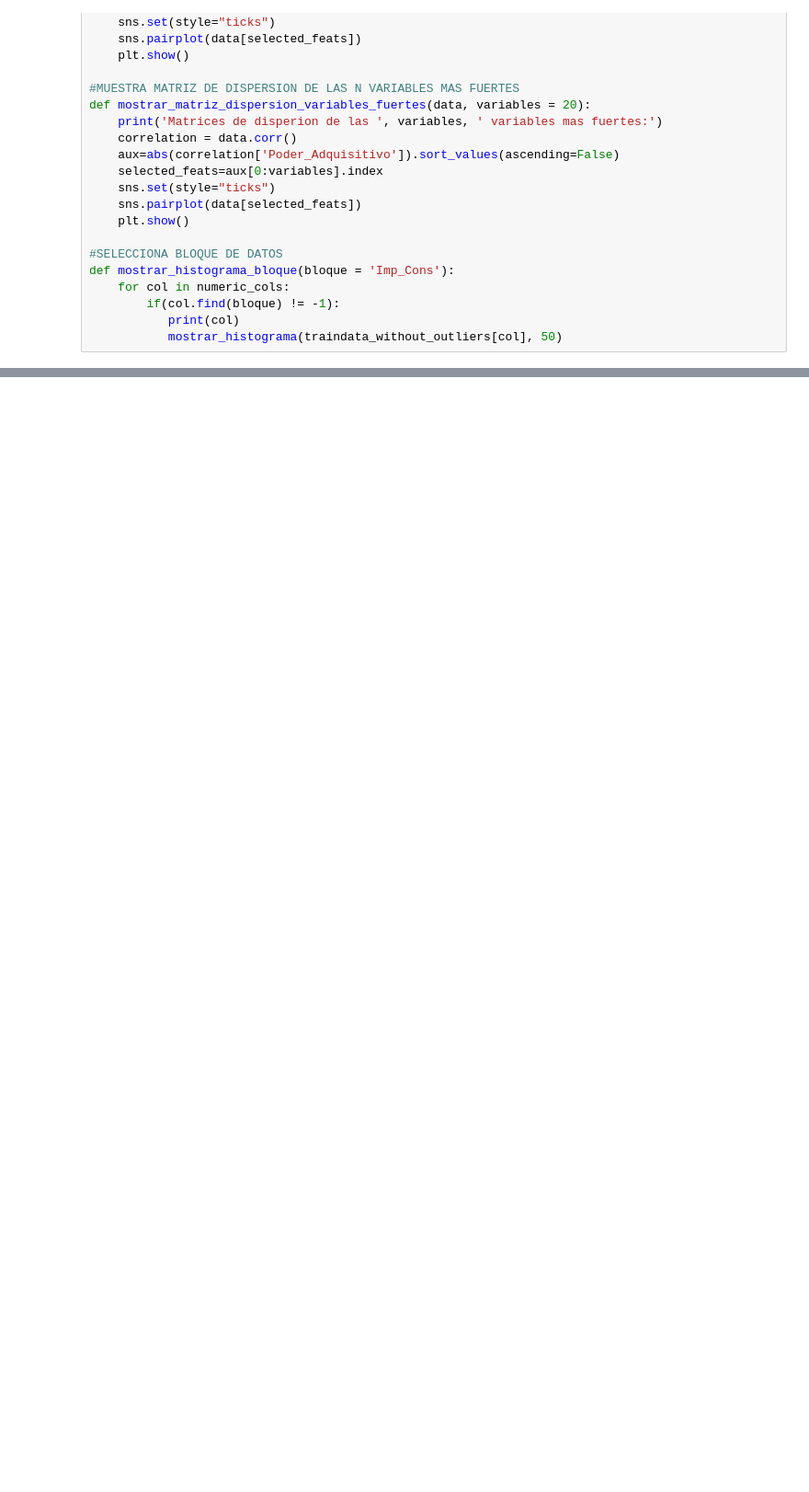
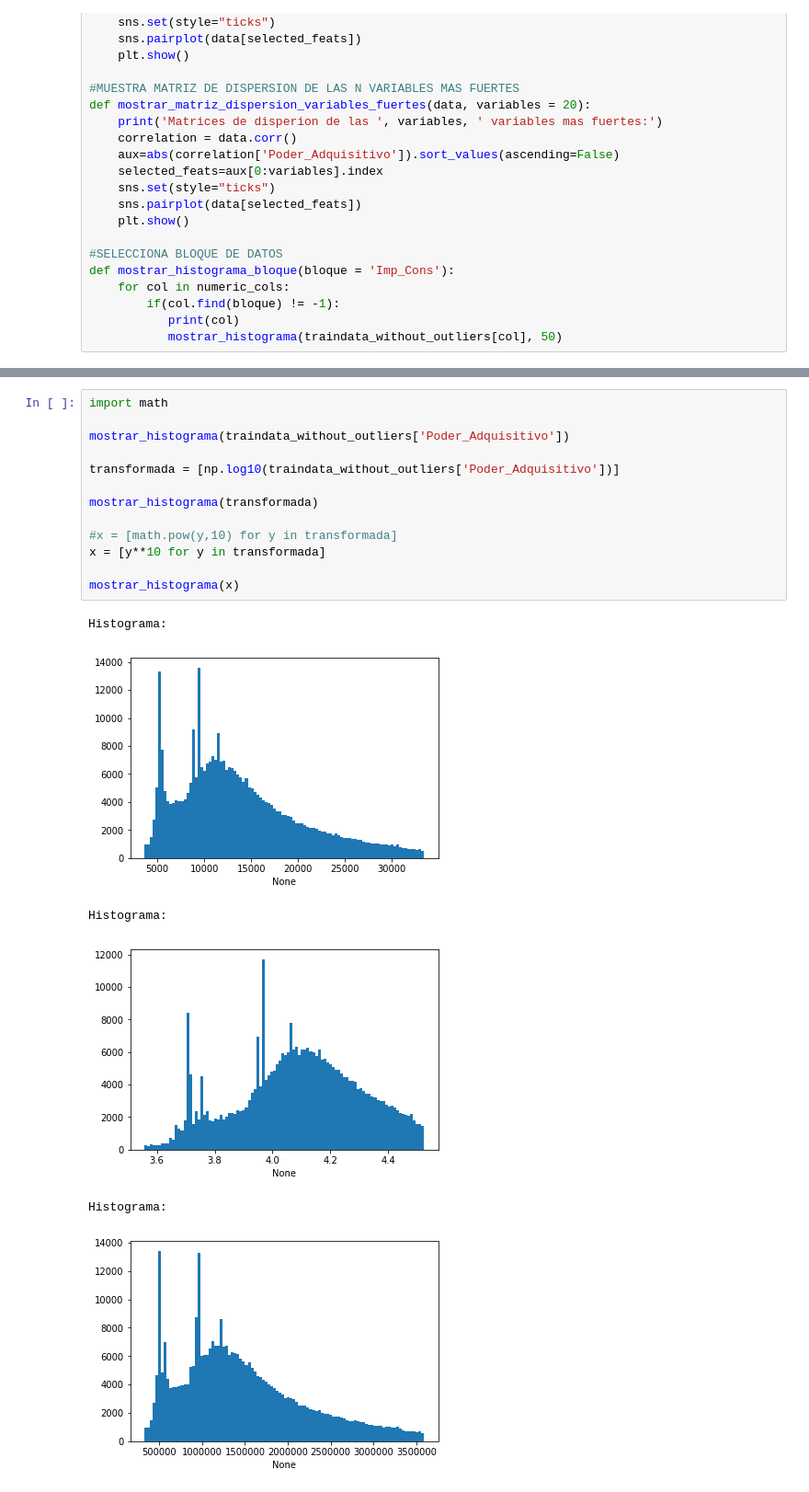
Before and after one commit to ferminlp93/Datathon, a Jupyter notebook: Visualizacion.ipynb, the cells around one changed output, grey strips where cells are left out. Shown: that part at 92% size. Saved outputs shown, nothing was run; the diff lists cells and outputs as text; blank space fills up the shorter version.

```diff
--- a/Visualizacion.ipynb
+++ b/Visualizacion.ipynb
@@ -275,0 +275,20 @@ Histograma:
+# %%
+import math
+
+mostrar_histograma(traindata_without_outliers['Poder_Adquisitivo'])
+
+transformada = [np.log10(traindata_without_outliers['Poder_Adquisitivo'])]
+
+mostrar_histograma(transformada)
+
+#x = [math.pow(y,10) for y in transformada]
+x = [y**10 for y in transformada]
+
+mostrar_histograma(x)
+# %% [output]
+Histograma:
+[figure, added]
+Histograma:
+[figure, added]
+Histograma:
+[figure, added]
```
Also changed, not shown: parts of 4 cells of this notebook.
